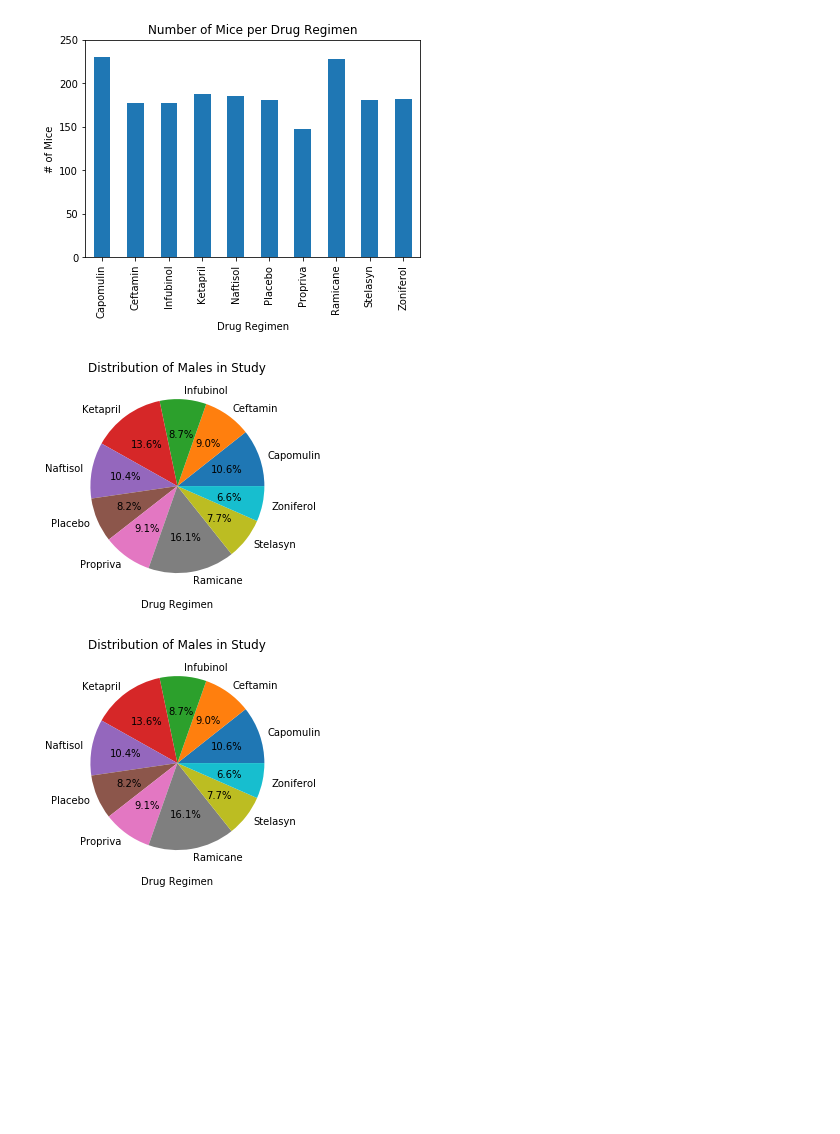
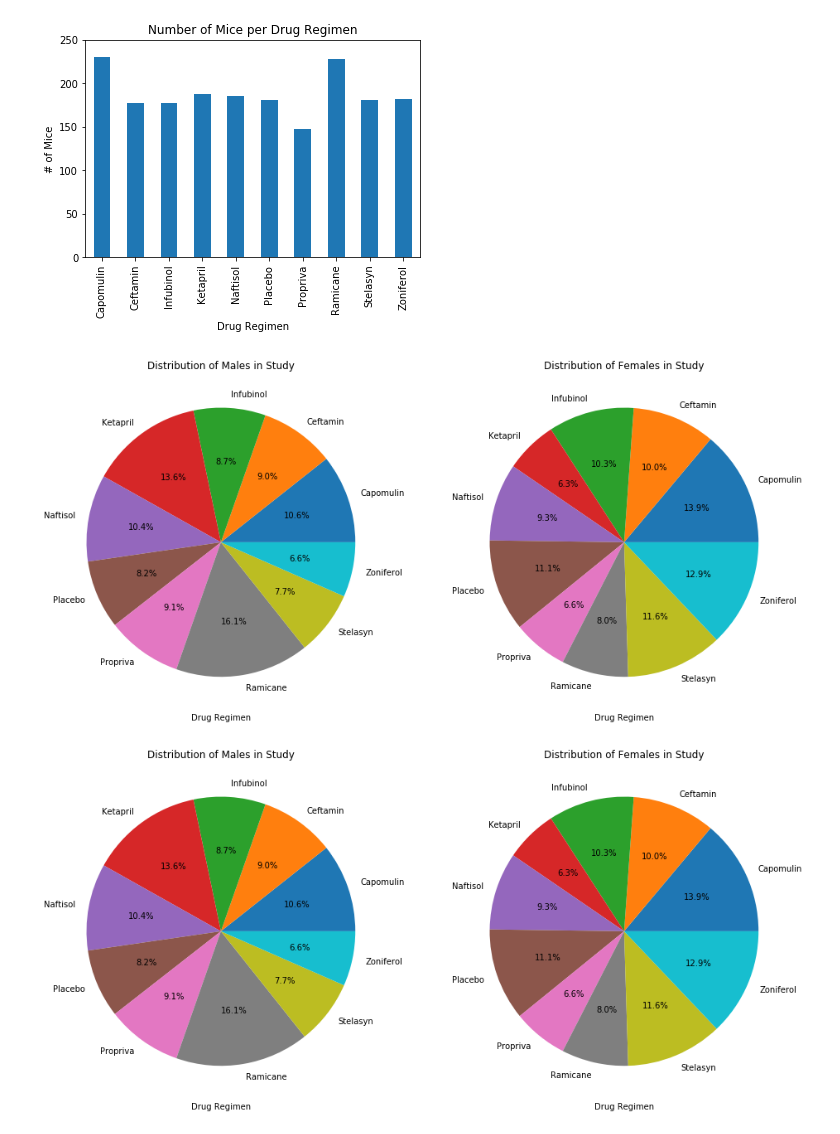
Before and after one commit to dborowski16/matplotlib-challenge, a Jupyter notebook: Pymaceuticals/Pymaceuticals.ipynb, the cells around one changed output. Cells and saved outputs as stored; diff of their text form; code cells hidden in the pictures; blank space fills up the shorter version.

```diff
--- a/Pymaceuticals/Pymaceuticals.ipynb
+++ b/Pymaceuticals/Pymaceuticals.ipynb
@@ -106,22 +106,40 @@ plt.show()
 # %%
 # Generating a pie plot to show distribustion mice for each gender in pandas
 male = cln_df[cln_df['Sex']=='Male'].groupby('Drug Regimen').count()
 # male = cln_df.groupby('Drug Regimen')['Sex'].count()
 male = male.drop(male.columns[1:7], axis=1)
 male
 
+female = cln_df[cln_df['Sex']=='Female'].groupby('Drug Regimen').count()
+# male = cln_df.groupby('Drug Regimen')['Sex'].count()
+female = female.drop(female.columns[1:7], axis=1)
+female
 
-male.plot(kind='pie',y='Mouse ID',title='Distribution of Males in Study', autopct='%1.1f%%', legend=False)
+plt.figure(figsize=(16,8))
+ax1 = plt.subplot(121, aspect='equal')
+male.plot(kind='pie',y='Mouse ID', ax=ax1,title='Distribution of Males in Study', autopct='%1.1f%%', legend=False)
+plt.xlabel('Drug Regimen')
+plt.ylabel('')
+
+ax2 = plt.subplot(122)
+female.plot(kind='pie',y='Mouse ID', ax=ax2,title='Distribution of Females in Study', autopct='%1.1f%%', legend=False)
 plt.xlabel('Drug Regimen')
 plt.ylabel('')
 plt.show()
 # %% [output]
-[figure, old version]
+[figure, new version]
 # %%
 # Generating a pie plot to show distribustion mice for each gender in pyplot
+plt.figure(figsize=(16,8))
+ax1 = plt.subplot(121, aspect='equal')
 plt.pie(male, labels=male.index.array, autopct='%1.1f%%')
-plt.title('Distribution of Males in Study')
+ax1.set_title('Distribution of Males in Study')
+plt.xlabel('Drug Regimen')
+
+ax2 = plt.subplot(122)
+plt.pie(female, labels=female.index.array, autopct='%1.1f%%')
+ax2.set_title('Distribution of Females in Study')
 plt.xlabel('Drug Regimen')
 plt.show()
 # %% [output]
-[figure, old version]
+[figure, new version]
```
